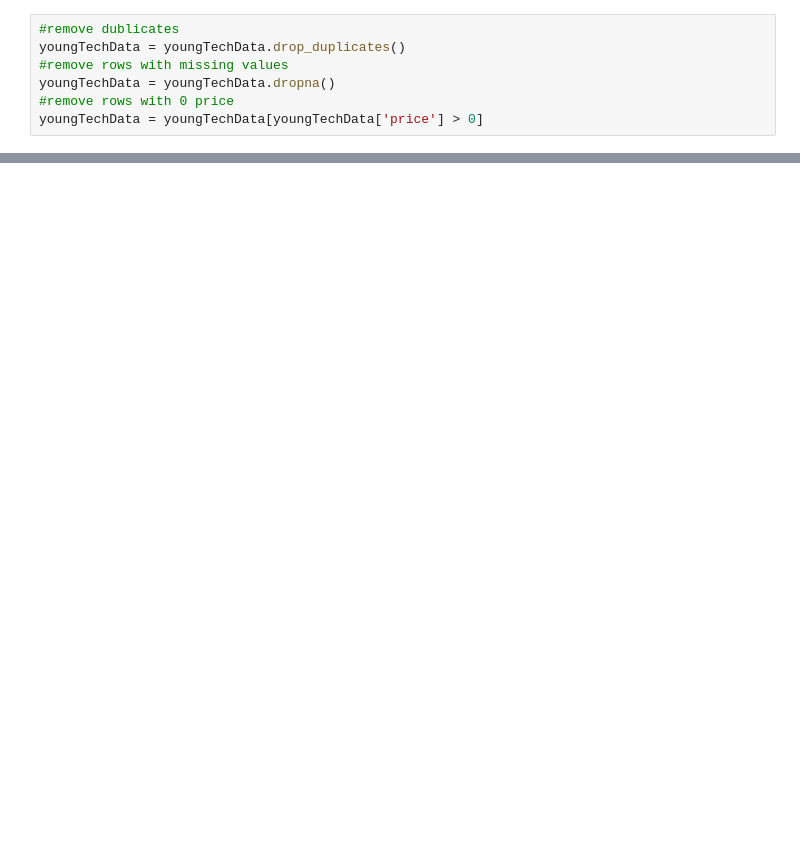
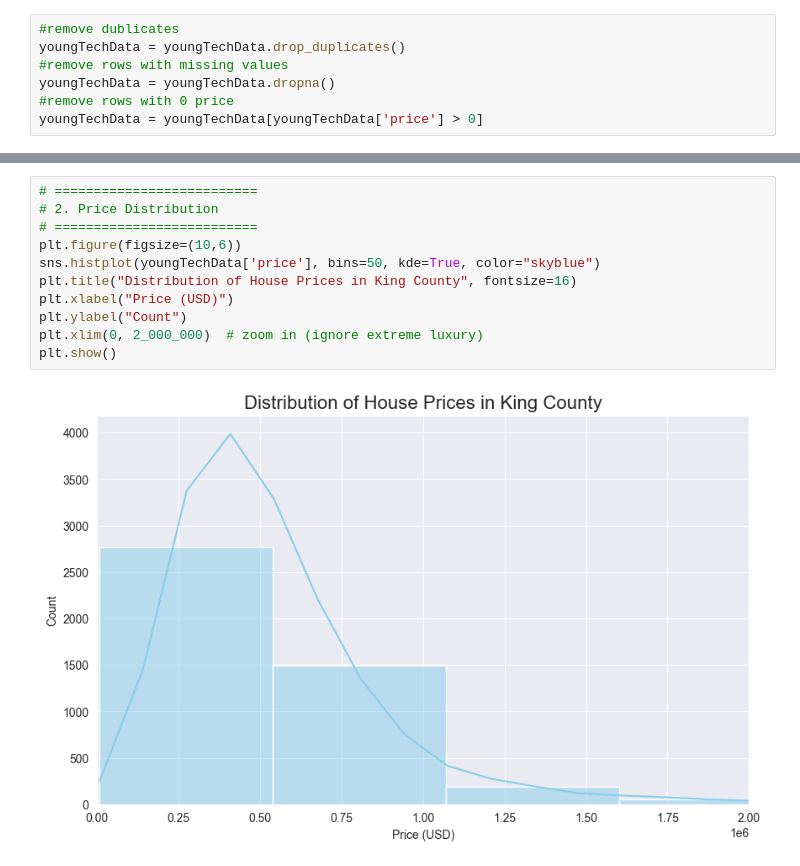
Before and after one commit to Obrienmaina-Mosbach/Data-Science, a Jupyter notebook: YoungTechCouple/YoungTechCouple.ipynb, the cells around one changed output, grey strips where cells are left out. Drawn from its saved outputs; the diff is of its cells as text; blank space fills up the shorter version.

```diff
--- a/YoungTechCouple/YoungTechCouple.ipynb
+++ b/YoungTechCouple/YoungTechCouple.ipynb
@@ -28,3 +33,16 @@ youngTechData.head()
 | 2 | 2014-05-02 00:00:00 | 342000.0 | 3.0 | 2.00 | 1930 | 11947 | 1.0 | 0 | 0 | 4 | ... |
 | 3 | 2014-05-02 00:00:00 | 420000.0 | 3.0 | 2.25 | 2000 | 8030 | 1.0 | 0 | 0 | 4 | ... |
 | 4 | 2014-05-02 00:00:00 | 550000.0 | 4.0 | 2.50 | 1940 | 10500 | 1.0 | 0 | 0 | 4 | ... |
+# %%
+# ==========================
+# 2. Price Distribution
+# ==========================
+plt.figure(figsize=(10,6))
+sns.histplot(youngTechData['price'], bins=50, kde=True, color="skyblue")
+plt.title("Distribution of House Prices in King County", fontsize=16)
+plt.xlabel("Price (USD)")
+plt.ylabel("Count")
+plt.xlim(0, 2_000_000)  # zoom in (ignore extreme luxury)
+plt.show()
+# %% [output]
+[figure, added]
```
Also changed, not shown: parts of 7 cells of this notebook.
